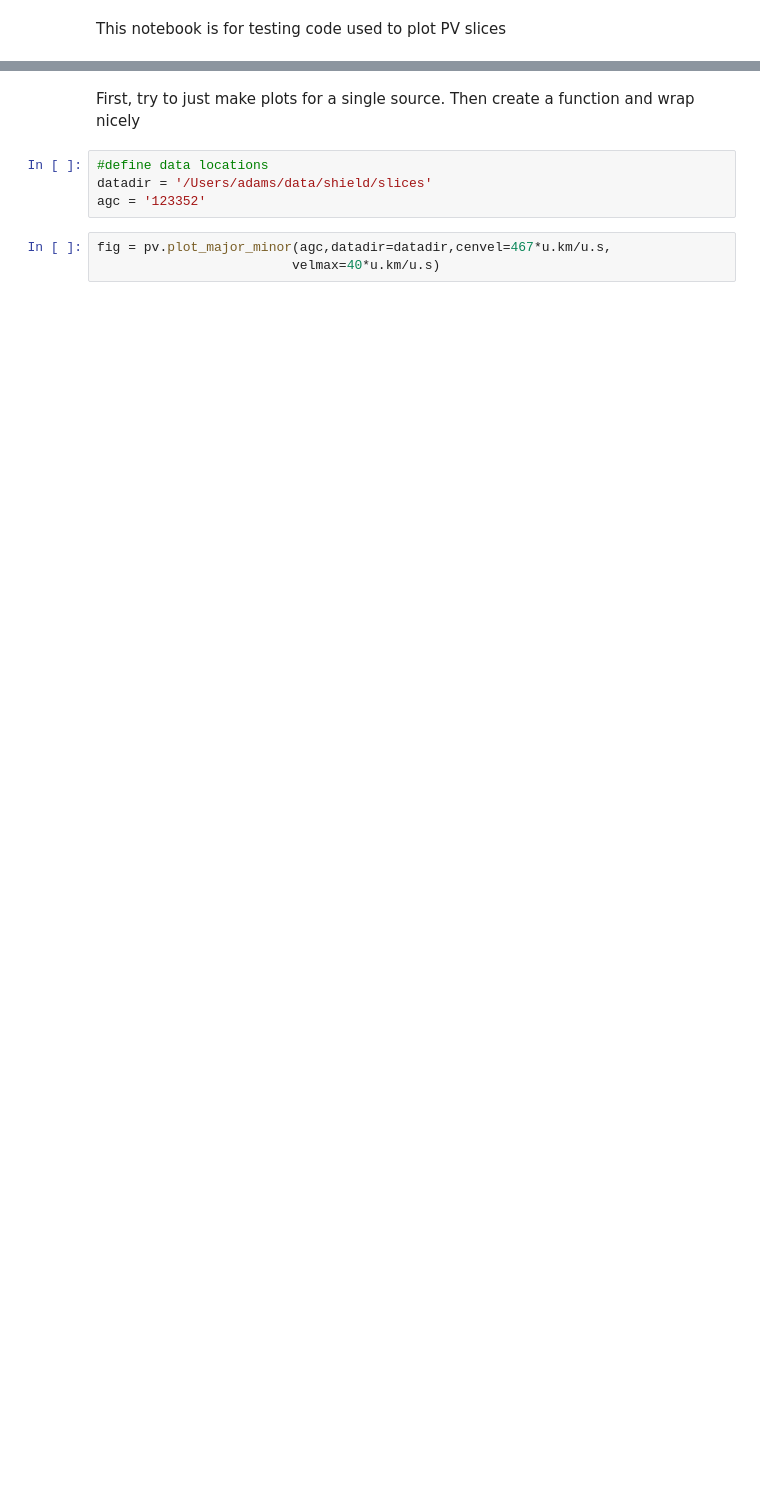
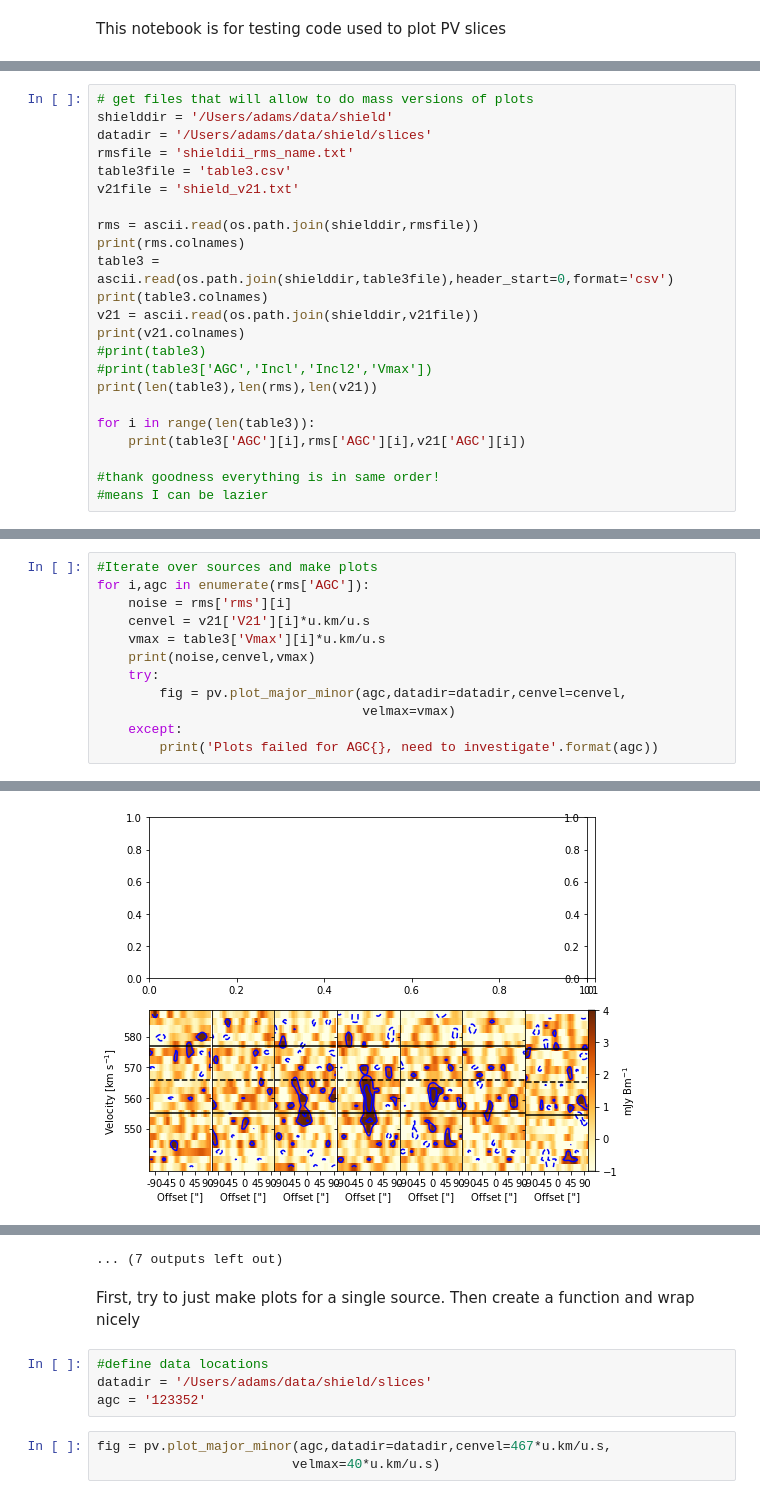
Before and after one commit to eakadams/pvplot, a Jupyter notebook: test_pvlot.ipynb, the cells around one changed output, grey strips where cells are left out. Saved outputs shown, nothing was run; the diff lists cells and outputs as text; blank space fills up the shorter version.

Commit message:
Try to make all PV plots

```diff
--- a/test_pvlot.ipynb
+++ b/test_pvlot.ipynb
@@ -12,0 +20,23 @@ import pvplot as pv
+# %%
+# get files that will allow to do mass versions of plots
+shielddir = '/Users/adams/data/shield'
+datadir = '/Users/adams/data/shield/slices'
+rmsfile = 'shieldii_rms_name.txt'
+table3file = 'table3.csv'
+v21file = 'shield_v21.txt'
+
+rms = ascii.read(os.path.join(shielddir,rmsfile))
+print(rms.colnames)
+table3 = ascii.read(os.path.join(shielddir,table3file),header_start=0,format='csv')
+print(table3.colnames)
+v21 = ascii.read(os.path.join(shielddir,v21file))
+print(v21.colnames)
+#print(table3)
+#print(table3['AGC','Incl','Incl2','Vmax'])
+print(len(table3),len(rms),len(v21))
+
+for i in range(len(table3)):
+    print(table3['AGC'][i],rms['AGC'][i],v21['AGC'][i])
+
+#thank goodness everything is in same order!
+#means I can be lazier
@@ -12,0 +61,13 @@ import pvplot as pv
+# %%
+#Iterate over sources and make plots
+for i,agc in enumerate(rms['AGC']):
+    noise = rms['rms'][i]
+    cenvel = v21['V21'][i]*u.km/u.s
+    vmax = table3['Vmax'][i]*u.km/u.s
+    print(noise,cenvel,vmax)
+    try:
+        fig = pv.plot_major_minor(agc,datadir=datadir,cenvel=cenvel,
+                                  velmax=vmax)
+    except:
+        print('Plots failed for AGC{}, need to investigate'.format(agc))
+# %% [output]
@@ -12,0 +91 @@ import pvplot as pv
+[figure, added]
@@ -13,3 +102,4 @@ import pvplot as pv
+... (7 outputs left out)
 # %% [markdown]
 First, try to just make plots for a single source. Then create a function and wrap nicely
 # %%
```
Also changed, not shown: parts of 4 cells of this notebook.
